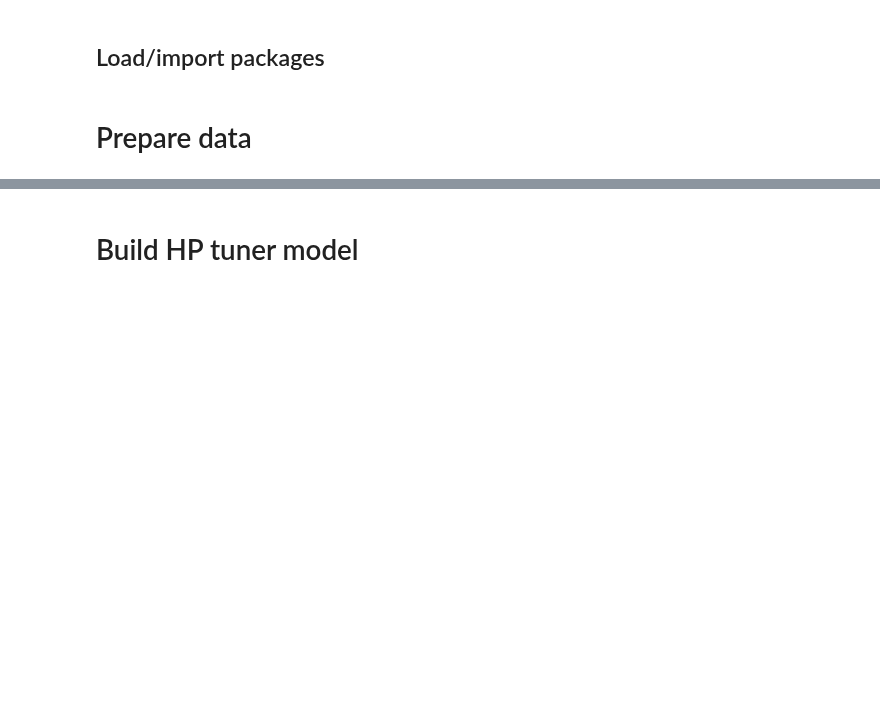
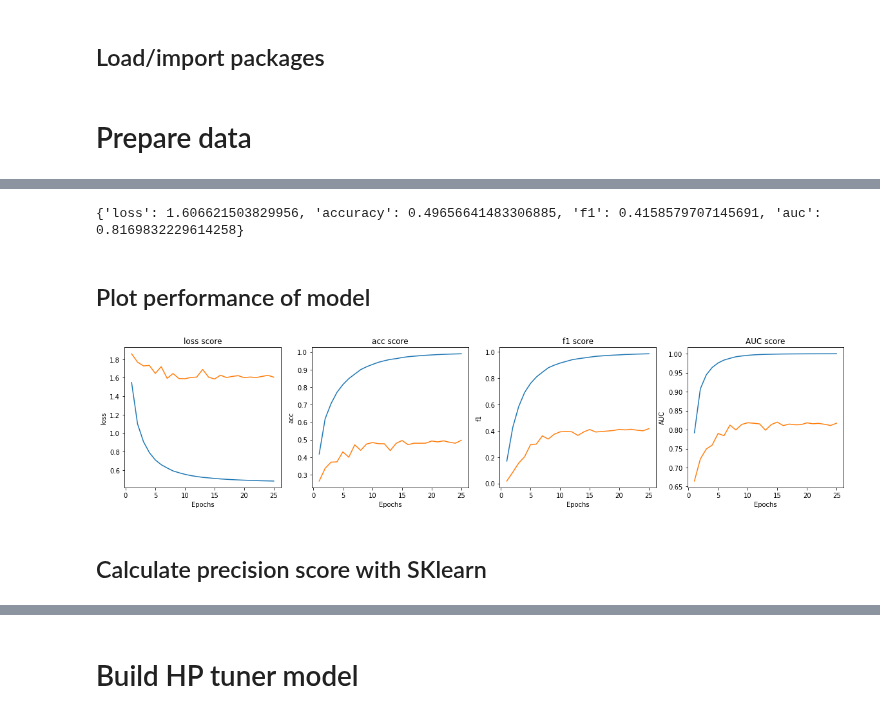
Before and after one commit to ion-elgreco/thesis-FER, a Jupyter notebook: LSTM.ipynb, the cells around one changed output, grey strips where cells are left out. Saved outputs shown, nothing was run; the diff lists cells and outputs as text; code cells hidden in the pictures; blank space fills up the shorter version.

Commit message:
LSTM Model V3 is best model

```diff
--- a/LSTM.ipynb
+++ b/LSTM.ipynb
@@ -61,0 +100,17 @@ train_samples_weights = arr_replacevalue(arr, d_class_weights)
+# %%
+cnn_rnn_LSTM = build_opt_model()
+cnn_rnn_LSTM.summary()
+
+history_best = cnn_rnn_LSTM.fit(
+    seq_train_features,
+    seq_train_labels,
+    sample_weight=train_samples_weights,
+    validation_data=(seq_val_features, seq_val_labels),
+    epochs=25,
+    callbacks=[
+        tf.keras.callbacks.EarlyStopping(
+            monitor="val_f1", verbose=1, patience=6, restore_best_weights=False
+        )
+    ],
+    verbose=2,
+)
@@ -61,0 +134,39 @@ train_samples_weights = arr_replacevalue(arr, d_class_weights)
+# %%
+results = cnn_rnn_LSTM.evaluate(seq_val_features, seq_val_labels, verbose=0)
+print(dict(zip(cnn_rnn_LSTM.metrics_names, results)))
+# %% [output]
+{'loss': 1.606621503829956, 'accuracy': 0.49656641483306885, 'f1': 0.4158579707145691, 'auc': 0.8169832229614258}
+# %% [markdown]
+## Plot performance of model
+# %%
+model_hist = history_best.history
+
+labels = [*model_hist.keys()]
+fig, axes = plt.subplots(1, 4, figsize=(20, 4))
+epochs = range(1, len(data_list1[0]) + 1)
+for data, label in zip(
+    [model_hist["loss"], model_hist["val_loss"]], [labels[0], labels[4]]
+):
+    axes[0].plot(epochs, data, label=label)
+
+for data, label in zip(
+    [model_hist["accuracy"], model_hist["val_accuracy"]], [labels[1], labels[5]]
+):
+    axes[1].plot(epochs, data, label=label)
+
+for data, label in zip(
+    [model_hist["f1"], model_hist["val_f1"]], [labels[2], labels[6]]
+):
+    axes[2].plot(epochs, data, label=label)
+
+for data, label in zip(
+    [model_hist["auc"], model_hist["val_auc"]], [labels[3], labels[7]]
+):
+    axes[3].plot(epochs, data, label=label)
+
+for i, label in zip(range(4), ["loss", "acc", "f1", "AUC"]):
+    axes[i].set_title(label + " score")
+    axes[i].set_xlabel("Epochs")
+    axes[i].set_ylabel(label)
+# %% [output]
+[figure, added]
@@ -61,0 +177,2 @@ train_samples_weights = arr_replacevalue(arr, d_class_weights)
+# %% [markdown]
+## Calculate precision score with SKlearn
```
Also changed, not shown: parts of 38 cells of this notebook, 3 other files.
